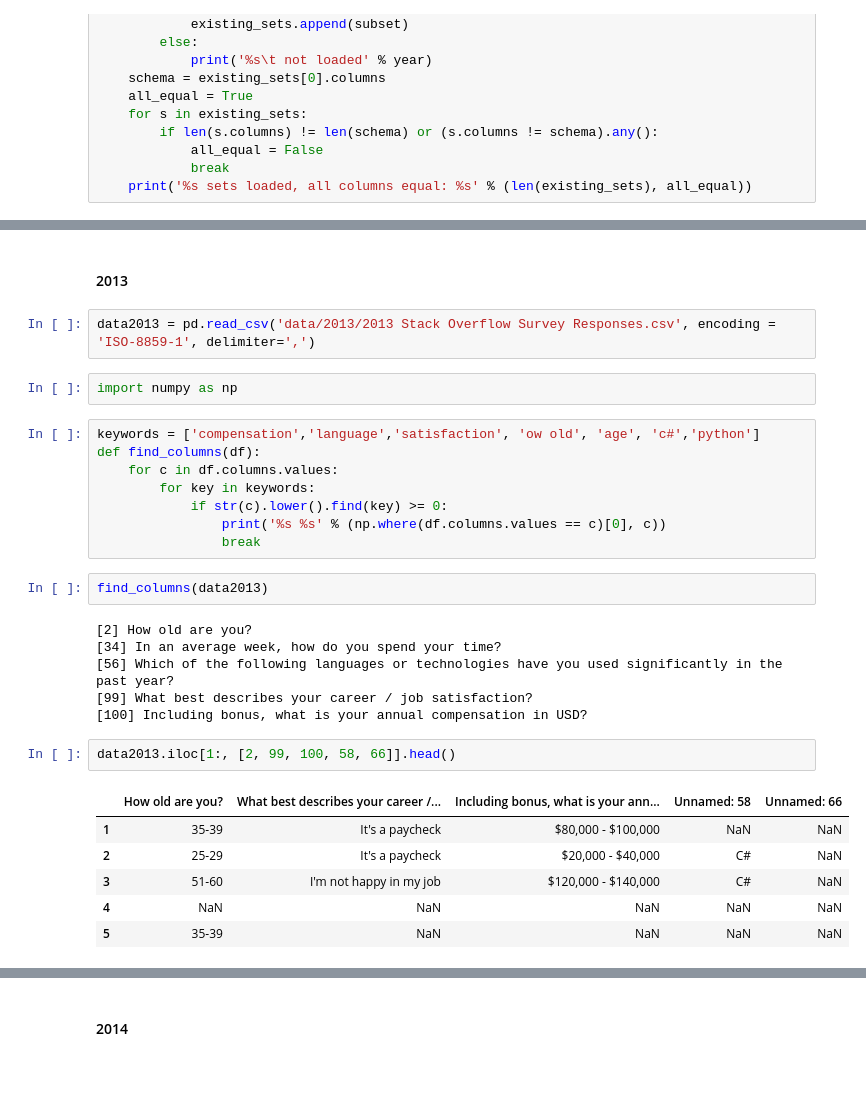
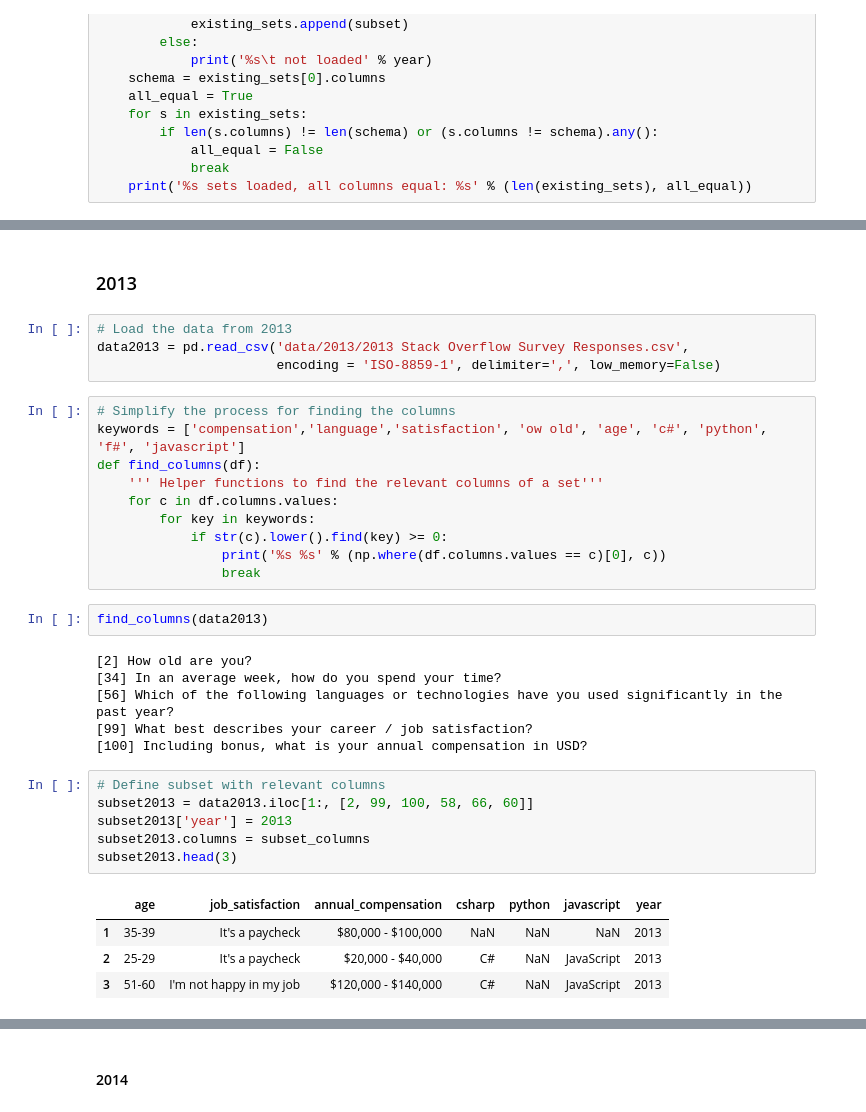
Before and after one commit to huli/the-transparent-coder, a Jupyter notebook: build_combined_data.ipynb, the cells around one changed output, grey strips where cells are left out. Cells and saved outputs as stored; diff of their text form; blank space fills up the shorter version.

Commit message:
Cleaned year 2013

```diff
--- a/build_combined_data.ipynb
+++ b/build_combined_data.ipynb
@@ -166,12 +166,14 @@ print_all()
 # %% [markdown]
-#### 2013
+### 2013
 # %%
-data2013 = pd.read_csv('data/2013/2013 Stack Overflow Survey Responses.csv', encoding = 'ISO-8859-1', delimiter=',')
+# Load the data from 2013
+data2013 = pd.read_csv('data/2013/2013 Stack Overflow Survey Responses.csv',
+                       encoding = 'ISO-8859-1', delimiter=',', low_memory=False)
-# %%
-import numpy as np
 # %%
-keywords = ['compensation','language','satisfaction', 'ow old', 'age', 'c#','python']
+# Simplify the process for finding the columns
+keywords = ['compensation','language','satisfaction', 'ow old', 'age', 'c#', 'python', 'f#', 'javascript']
 def find_columns(df):
+    ''' Helper functions to find the relevant columns of a set'''
     for c in df.columns.values:
         for key in keywords:
             if str(c).lower().find(key) >= 0:
@@ -186,11 +188,13 @@ find_columns(data2013)
 [99] What best describes your career / job satisfaction?
 [100] Including bonus, what is your annual compensation in USD?
 # %%
-data2013.iloc[1:, [2, 99, 100, 58, 66]].head()
+# Define subset with relevant columns
+subset2013 = data2013.iloc[1:, [2, 99, 100, 58, 66, 60]]
+subset2013['year'] = 2013
+subset2013.columns = subset_columns
+subset2013.head(3)
 # %% [output]
-|  | How old are you? | What best describes your career /... | Including bonus, what is your ann... | Unnamed: 58 | Unnamed: 66 |
-| 1 | 35-39 | It's a paycheck | $80,000 - $100,000 | NaN | NaN |
-| 2 | 25-29 | It's a paycheck | $20,000 - $40,000 | C# | NaN |
-| 3 | 51-60 | I'm not happy in my job | $120,000 - $140,000 | C# | NaN |
-| 4 | NaN | NaN | NaN | NaN | NaN |
-| 5 | 35-39 | NaN | NaN | NaN | NaN |
+|  | age | job_satisfaction | annual_compensation | csharp | python | javascript | year |
+| 1 | 35-39 | It's a paycheck | $80,000 - $100,000 | NaN | NaN | NaN | 2013 |
+| 2 | 25-29 | It's a paycheck | $20,000 - $40,000 | C# | NaN | JavaScript | 2013 |
+| 3 | 51-60 | I'm not happy in my job | $120,000 - $140,000 | C# | NaN | JavaScript | 2013 |
```
Also changed, not shown: parts of 13 cells of this notebook.
